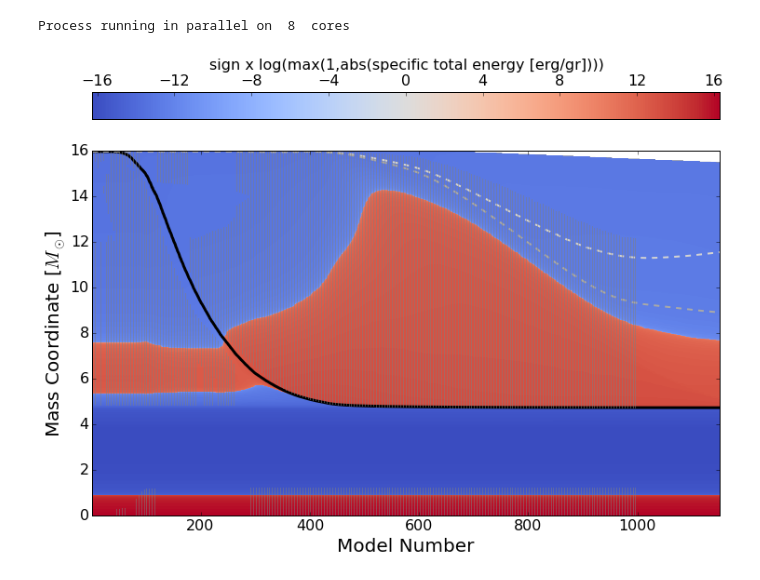
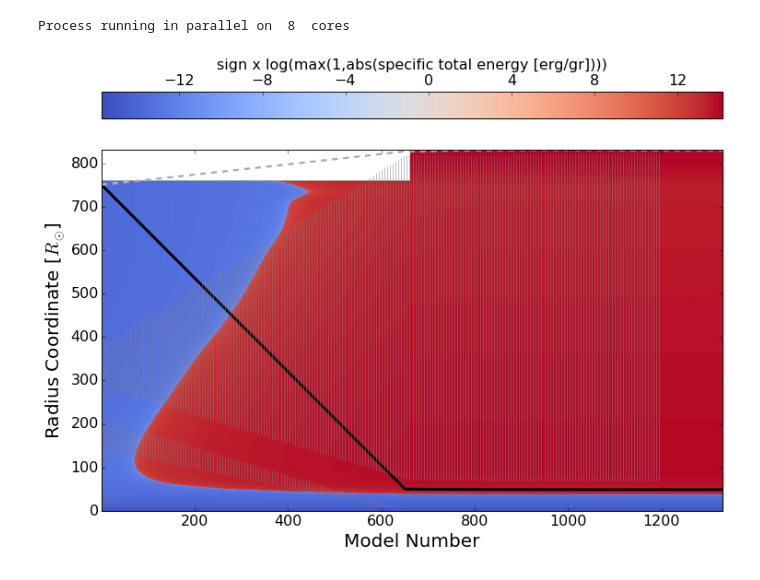
Before and after one commit to JRGarza/CE_mesa, a Jupyter notebook: python_scripts/check_results_tassos.ipynb, the cells around one changed output. Saved outputs shown, nothing was run; the diff lists cells and outputs as text; code cells hidden in the pictures.

```diff
--- a/python_scripts/check_results_tassos.ipynb
+++ b/python_scripts/check_results_tassos.ipynb
@@ -71,9 +94,9 @@ Process running in parallel on  8  cores
 # %%
-a.SetParameters(Variable='total_energy', Xaxis="model_number", Yaxis="mass", cmap_dynamic_range=5,signed_log_cmap=True, tau100=True)
+a.SetParameters(Variable='total_energy', Xaxis="model_number", Yaxis="radius", cmap_dynamic_range=5,signed_log_cmap=True, tau100=True)
 a.Kippenhahn()
 # %% [output]
 Process running in parallel on  8  cores
-[figure, old version]
+[figure, new version]
 # %%
 plt.plot(a.history['star_age'], a.history["CE_energy_rate"], color='k')
 plt.xlabel('Star Age (yr)', size=20)
```
Also changed, not shown: parts of 26 cells of this notebook, 6 other files.
